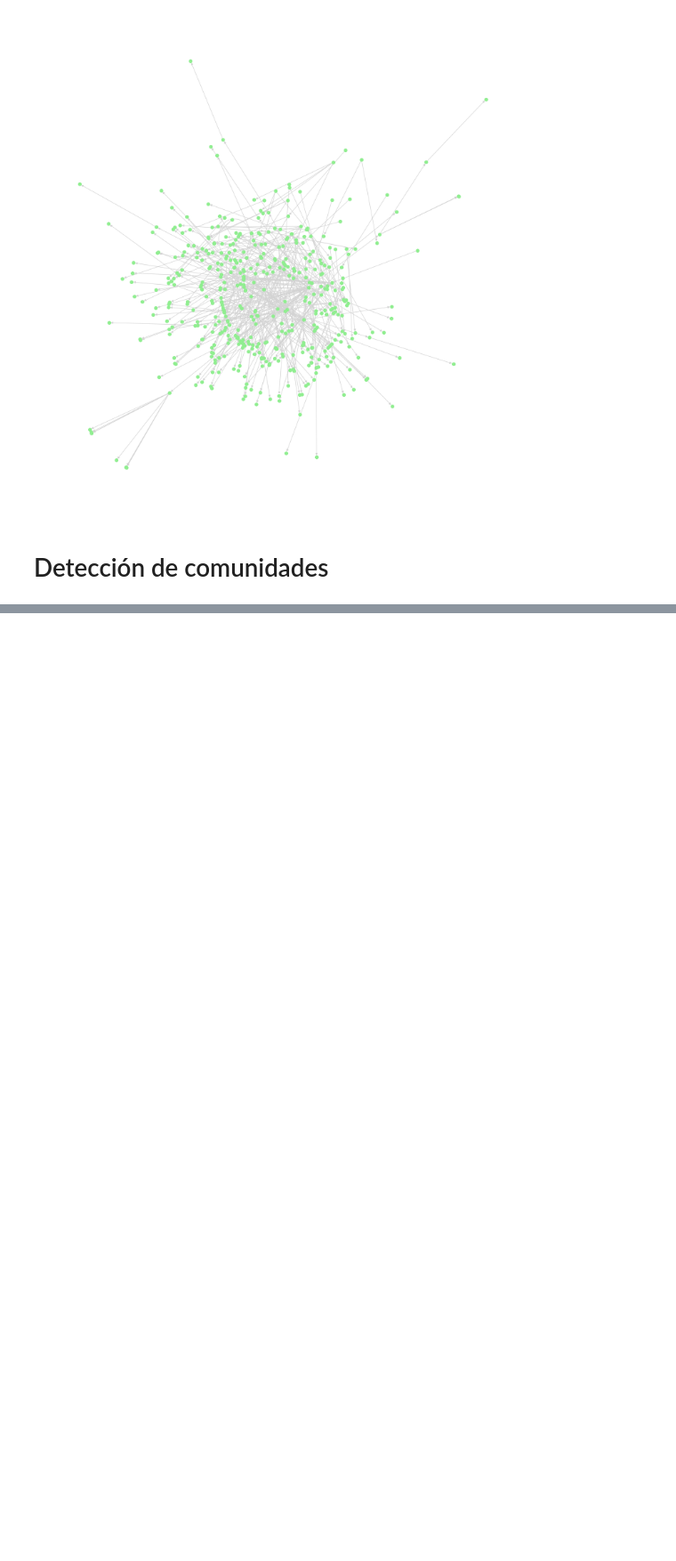
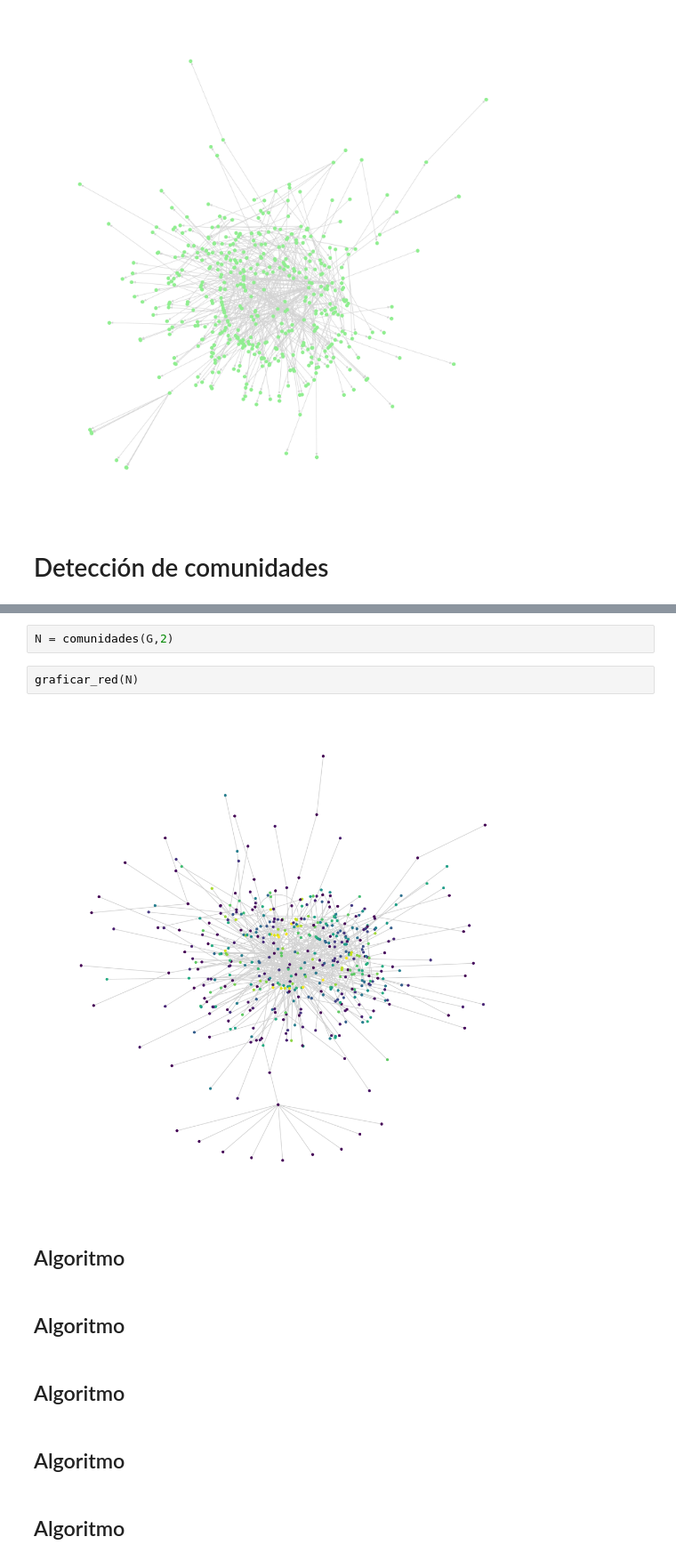
Before and after one commit to oapatinop/Anlytics_redes_sociales, a Jupyter notebook: Entrega - Fase 2.ipynb, the cells around one changed output, grey strips where cells are left out. Shown at 89% size. Cells and saved outputs as stored; diff of their text form; blank space fills up the shorter version.

```diff
--- a/Entrega - Fase 2.ipynb
+++ b/Entrega - Fase 2.ipynb
@@ -177,0 +283,16 @@ plt.show()
+# %%
+N = comunidades(G,2)
+# %%
+graficar_red(N)
+# %% [output]
+[figure, added]
+# %% [markdown]
+## Algoritmo
+# %% [markdown]
+## Algoritmo
+# %% [markdown]
+## Algoritmo
+# %% [markdown]
+## Algoritmo
+# %% [markdown]
+## Algoritmo
```
Also changed, not shown: parts of 12 cells of this notebook.
